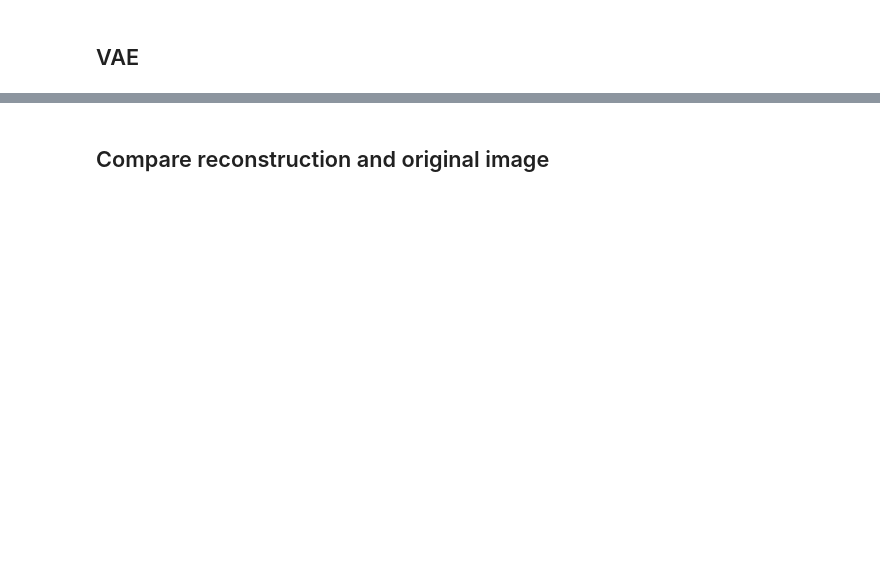
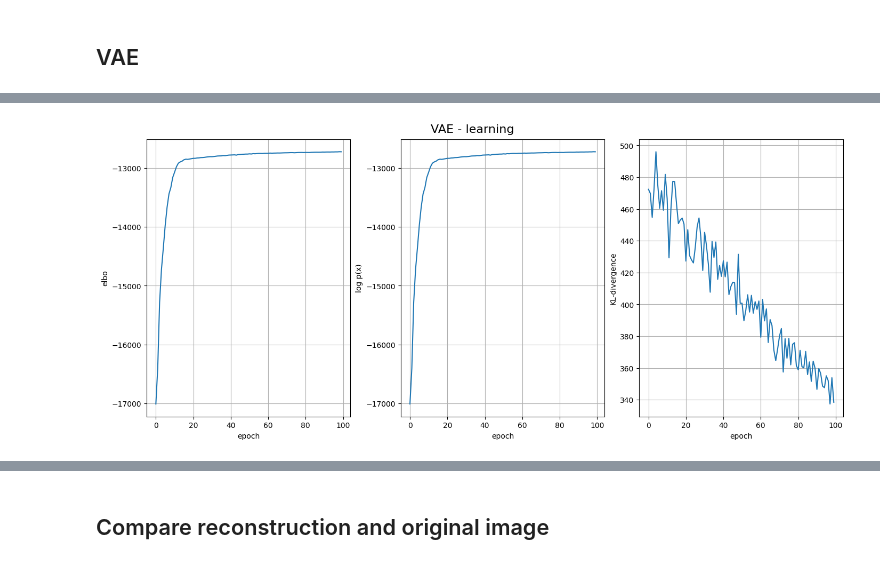
Before and after one commit to RasmusML/generative-models-for-phenotypic-profiling, a Jupyter notebook: playground_andrea.ipynb, the cells around one changed output, grey strips where cells are left out. Drawn from its saved outputs; the diff is of its cells as text; code cells hidden in the pictures; blank space fills up the shorter version.

```diff
--- a/playground_andrea.ipynb
+++ b/playground_andrea.ipynb
@@ -62,17 +113,23 @@ channel 2 interval: [0.05; 1.00]
 # %%
-# VAE
 image_shape = np.array([3, 68, 68])
 latent_features = 256
+
 vae = CytoVariationalAutoencoder(image_shape, latent_features)
 #vae = VariationalAutoencoder(image_shape, latent_features)
+vae = vae.to(device)
 
-beta = 1
+beta = 1.
 vi = VariationalInference(beta=beta)
 
-# The Adam optimizer works really well with VAEs.
-optimizer = torch.optim.Adam(vae.parameters(), lr=1e-2, weight_decay=10e-4)
 
-# define dictionary to store the training curves
-training_data = defaultdict(list)
-validation_data = defaultdict(list)
+num_epochs = 1000
+batch_size = min(32, len(train_set))
+
+learning_rate = 1e-3
+weight_decay = 10e-4
+
+optimizer = torch.optim.Adam(vae.parameters(), lr=learning_rate, weight_decay=weight_decay)
+
+train_loader = DataLoader(train_set, batch_size=batch_size, shuffle=True, num_workers=0, drop_last=True)
+validation_loader = DataLoader(validation_set, batch_size=batch_size, shuffle=False, num_workers=0, drop_last=False)
 # %%
@@ -154,0 +187,26 @@ plt.plot(training_data["elbo"])
+# %%
+def plot_VAE_performance(elbo, log_px, kl):
+    fig, axs = plt.subplots(1, 3, figsize=(14,6), constrained_layout = True)
+    fig.suptitle("VAE - learning", fontsize=16)
+
+    ax1 = axs[0]
+    ax1.grid()
+    ax1.plot(log_px)
+    ax1.set_ylabel("elbo")
+    ax1.set_xlabel("epoch")
+
+    ax2 = axs[1]
+    ax2.grid()
+    ax2.plot(log_px)
+    ax2.set_ylabel("log p(x)")
+    ax2.set_xlabel("epoch")
+
+    ax3 = axs[2]
+    ax3.grid()
+    ax3.plot(kl)
+    ax3.set_ylabel("KL-divergence")
+    ax3.set_xlabel("epoch")
+# %%
+plot_VAE_performance(**training_data)
+# %% [output]
+[figure, added]
```
Also changed, not shown: parts of 39 cells of this notebook.
